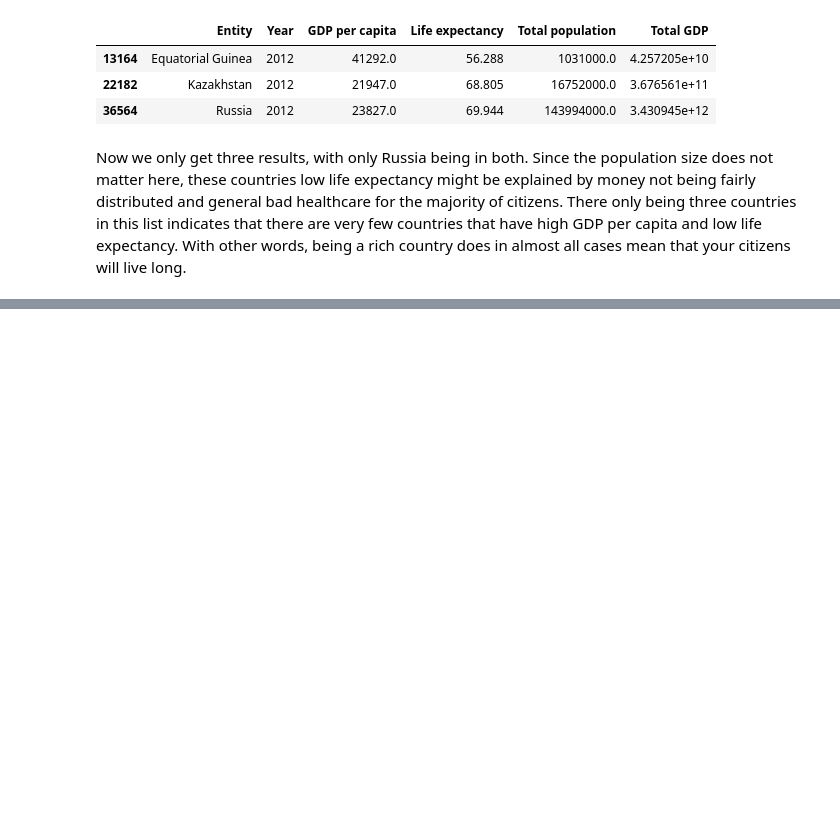
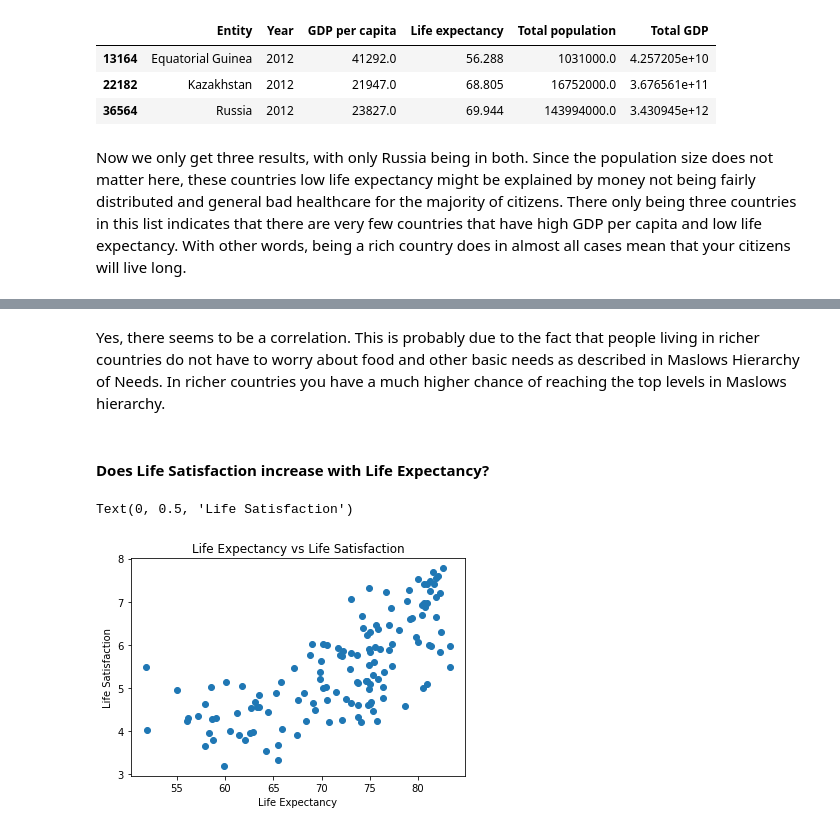
Before and after one commit to ponbac/AI-course, a Jupyter notebook: assignment1.ipynb, the cells around one changed output, grey strips where cells are left out. Cells and saved outputs as stored; diff of their text form; code cells hidden in the pictures; blank space fills up the shorter version.

```diff
--- a/assignment1.ipynb
+++ b/assignment1.ipynb
@@ -198,0 +264,24 @@ Now we only get three results, with only Russia being in both. Since the populat
+# %% [markdown]
+Yes, there seems to be a correlation. This is probably due to the fact that people living in richer countries do not have to worry about food and other basic needs as described in Maslows Hierarchy of Needs. In richer countries you have a much higher chance of reaching the top levels in Maslows hierarchy.
+# %% [markdown]
+#### Does Life Satisfaction increase with Life Expectancy?
+# %%
+# Merging the life expectancy data frame with the life satisfaction one
+df_merge = life2012.merge(gdp2012, on='Entity', how='outer').dropna(subset=['Life satisfaction'])
+
+# Creating dataframe with the relevant columns
+merge2012 = pd.DataFrame(df_merge, columns=['Entity', 'Life expectancy', 'Life satisfaction'])
+
+x = merge2012['Life expectancy']
+y = merge2012['Life satisfaction']
+
+# Creating scatterplot
+plt.scatter(x, y)
+
+# Adding title and labels
+plt.title('Life Expectancy vs Life Satisfaction')
+plt.xlabel('Life Expectancy')
+plt.ylabel('Life Satisfaction')
+# %% [output]
+Text(0, 0.5, 'Life Satisfaction')
+[figure, added]
```
Also changed, not shown: parts of 15 cells of this notebook, 3 other files.
